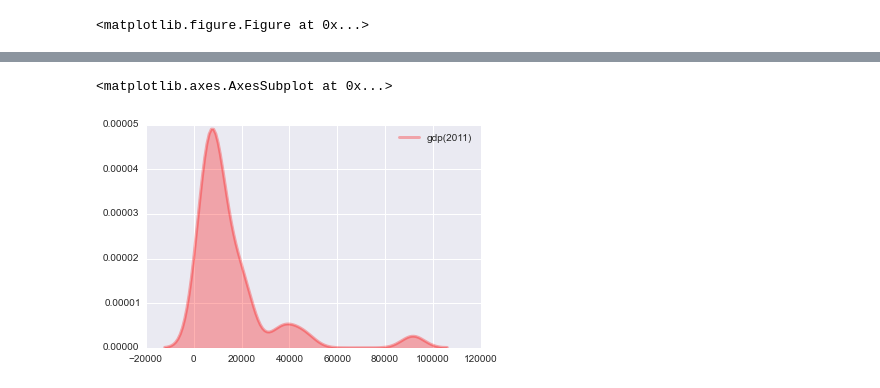
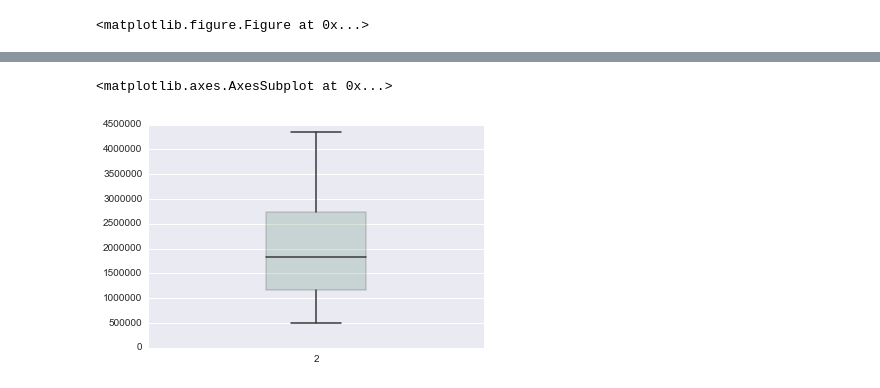
Before and after one commit to Dawny33/Data-Mining-and-ML, a Jupyter notebook: Intern Project/TN District Economy Analysis/TN District Economy Analysis.ipynb, the cells around one changed output, grey strips where cells are left out. Drawn from its saved outputs; the diff is of its cells as text; code cells hidden in the pictures.

```diff
--- a/Intern Project/TN District Economy Analysis/TN District Economy Analysis.ipynb
+++ b/Intern Project/TN District Economy Analysis/TN District Economy Analysis.ipynb
@@ -98,5 +136,7 @@ seaborn.boxplot(df["gdp(2011)"], names="GDP(2011)",  color=pal, alpha = 0.2, fli
-# %%
-seaborn.kdeplot(df["gdp(2011)"], shade=True, color = "red", alpha = 0.3, linewidth=3)
-# %% [output]
-<matplotlib.axes.AxesSubplot at 0x...>
-[figure, removed]
+# %%
+pal = sb.blend_palette(["seagreen", "lightblue"], 4)
+
+sb.boxplot(df["total_persons(2001)"], names="2001",  color=pal, alpha = 0.2, fliersize=8, linewidth=1.5, widths=0.3, label="Outlier Analysis of ppopulation(2001)" )
+# %% [output]
+<matplotlib.axes.AxesSubplot at 0x...>
+[figure, added]
```
Also changed, not shown: parts of 23 cells of this notebook, 7 other files.
